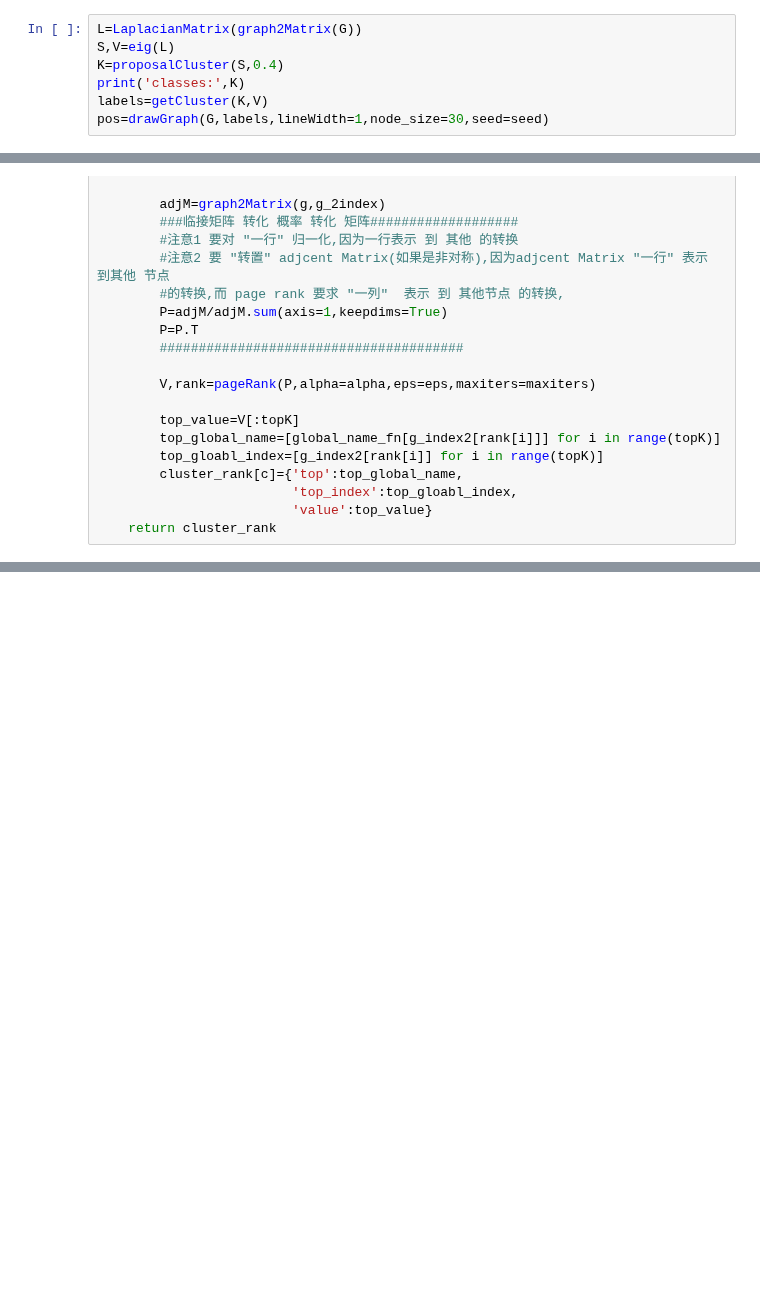
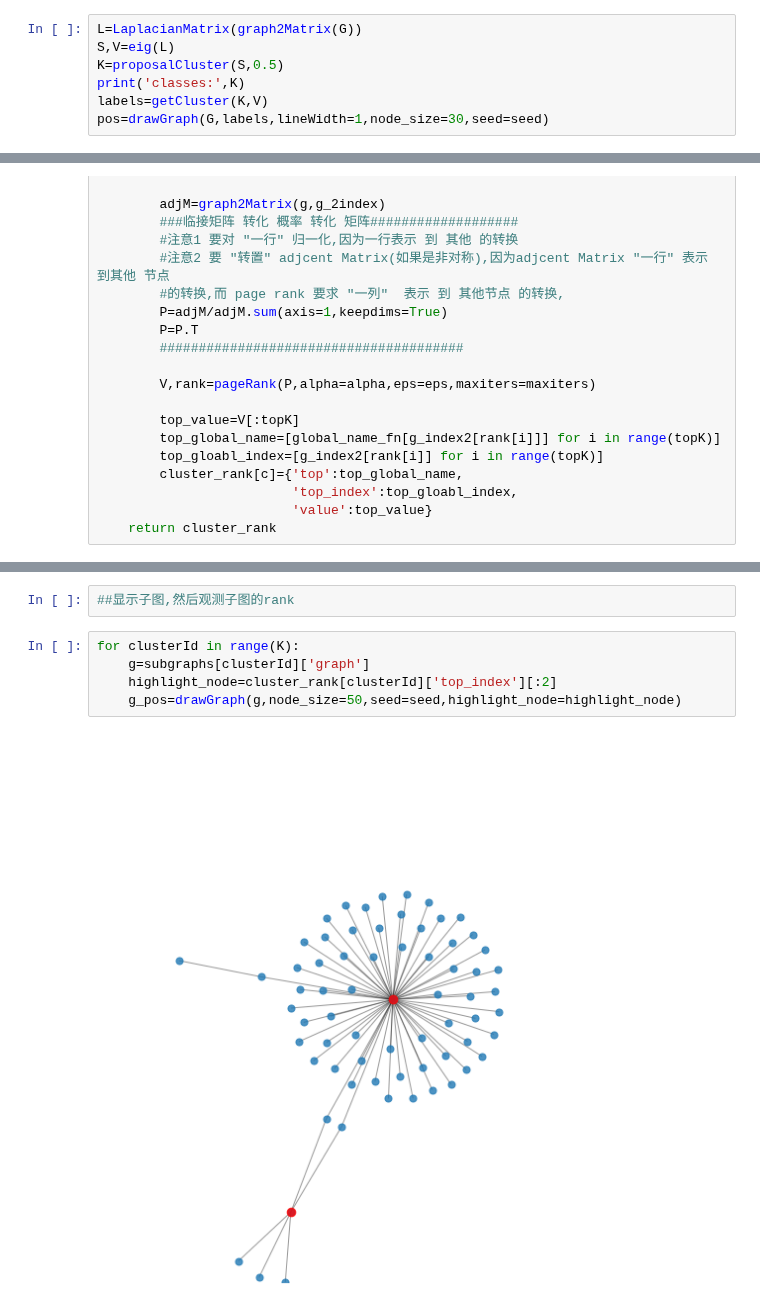
Before and after one commit to mckjzhangxk/deepAI, a Jupyter notebook: daily/8/DeepLearning/myproject/cluster/spetralCluster.ipynb, the cells around one changed output, grey strips where cells are left out. Drawn from its saved outputs; the diff is of its cells as text; blank space fills up the shorter version.

```diff
--- a/daily/8/DeepLearning/myproject/cluster/spetralCluster.ipynb
+++ b/daily/8/DeepLearning/myproject/cluster/spetralCluster.ipynb
@@ -235,7 +237,7 @@ pos=drawGraph(G,cluster=None,node_size=30,seed=seed)
 # %%
 L=LaplacianMatrix(graph2Matrix(G))
 S,V=eig(L)
-K=proposalCluster(S,0.4)
+K=proposalCluster(S,0.5)
 print('classes:',K)
 labels=getCluster(K,V)
 pos=drawGraph(G,labels,lineWidth=1,node_size=30,seed=seed)
@@ -389,0 +388,9 @@ cluster_rank
+# %%
+##显示子图,然后观测子图的rank
+# %%
+for clusterId in range(K):
+    g=subgraphs[clusterId]['graph']
+    highlight_node=cluster_rank[clusterId]['top_index'][:2]
+    g_pos=drawGraph(g,node_size=50,seed=seed,highlight_node=highlight_node)
+# %% [output]
+[figure, added]
```
Also changed, not shown: parts of 8 cells of this notebook, 29 other files.
